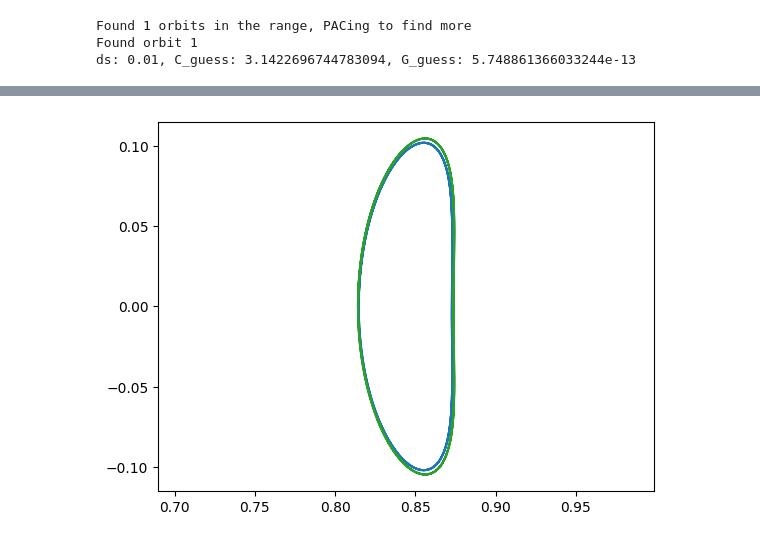
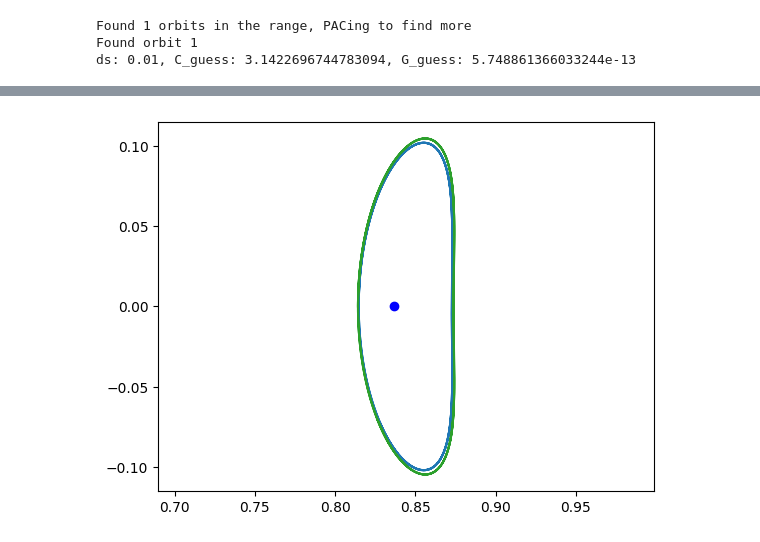
Before and after one commit to Meoli96/Trajectory, a Jupyter notebook: Ex1/main1.ipynb, the cells around one changed output, grey strips where cells are left out. Cells and saved outputs as stored; diff of their text form; code cells hidden in the pictures.

```diff
--- a/Ex1/main1.ipynb
+++ b/Ex1/main1.ipynb
@@ -34,7 +64,10 @@ ds: 0.01, C_guess: 3.1422696744783094, G_guess: 5.748861366033244e-13
 # %%
-for orbit in orbsL1:
-    orbit.plot()
+plt.figure()
+for i in range(2):
+    orbsL1[i].plot()
+
+plt.plot([XL1[0]], [XL1[1]], 'bo')
 plt.axis('equal')
 plt.show()
 # %% [output]
-[figure, old version]
+[figure, new version]
```
Also changed, not shown: parts of 9 cells of this notebook, 12 other files.
